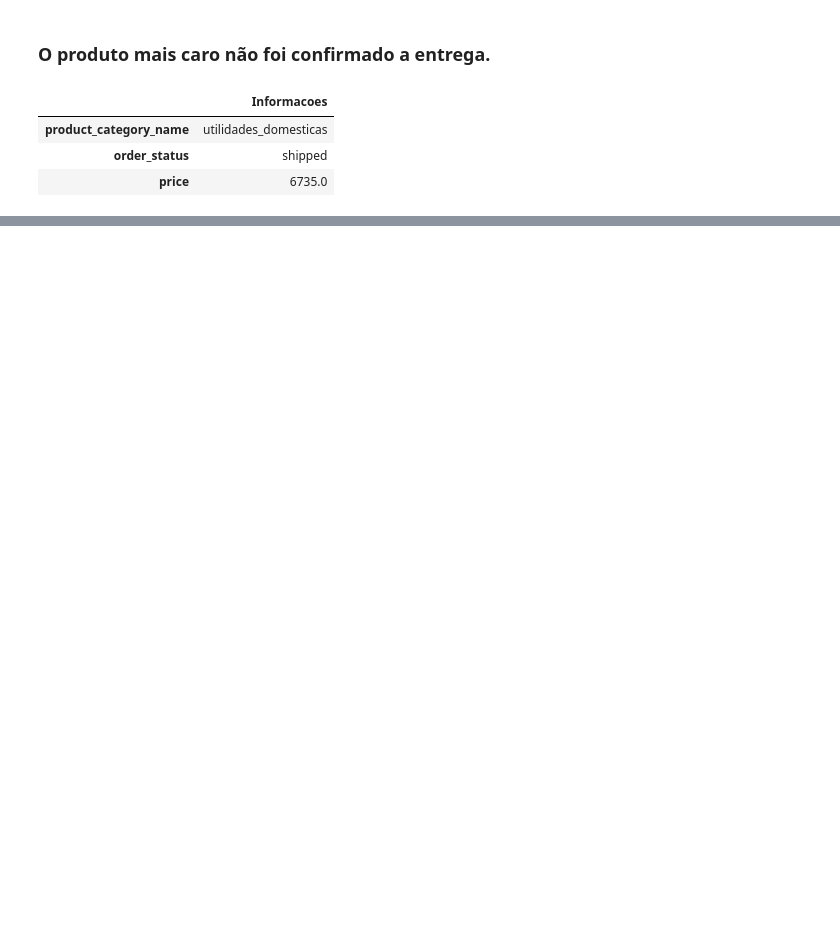
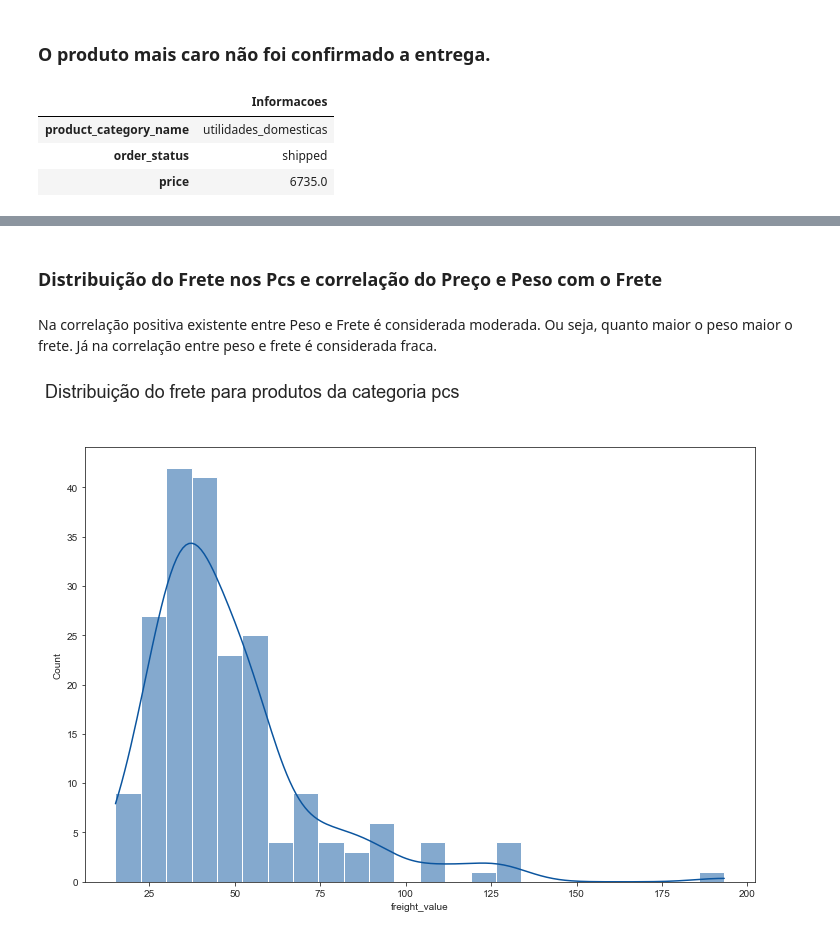
Before and after one commit to Marcus-Bernard0/Data-Science-projects, a Jupyter notebook: 2 - Ecommerce/Projeto.ipynb, the cells around one changed output, grey strips where cells are left out. Drawn from its saved outputs; the diff is of its cells as text; code cells hidden in the pictures; blank space fills up the shorter version.

```diff
--- a/2 - Ecommerce/Projeto.ipynb
+++ b/2 - Ecommerce/Projeto.ipynb
@@ -842,0 +820,8 @@ sellerState()
+# %% [markdown]
+### **Distribuição do Frete nos Pcs e correlação do Preço e Peso com o Frete**
+# %% [markdown]
+Na correlação positiva existente entre Peso e Frete é considerada moderada. Ou seja, quanto maior o peso maior o frete. Já na correlação entre peso e frete é considerada fraca.
+# %%
+freq()
+# %% [output]
+[figure, added]
```
Also changed, not shown: parts of 33 cells of this notebook.
